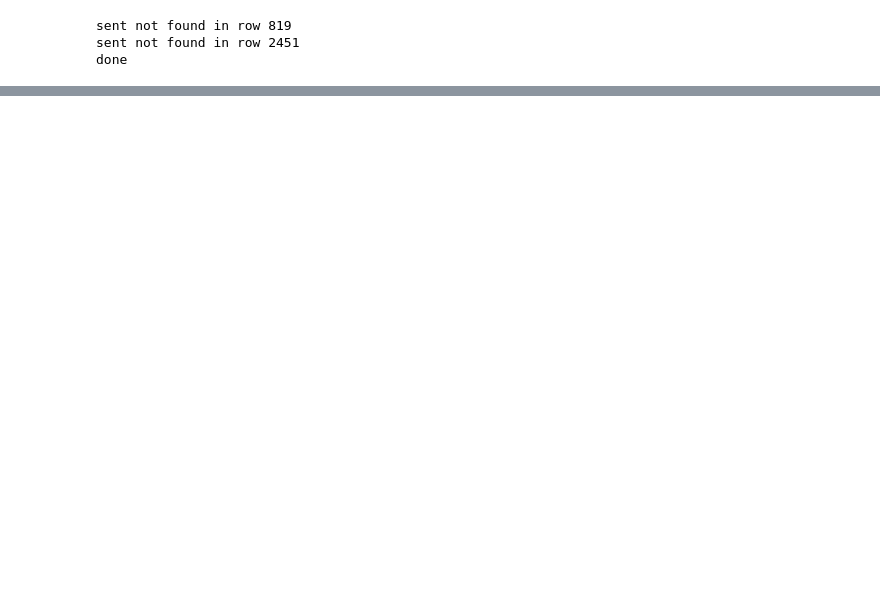
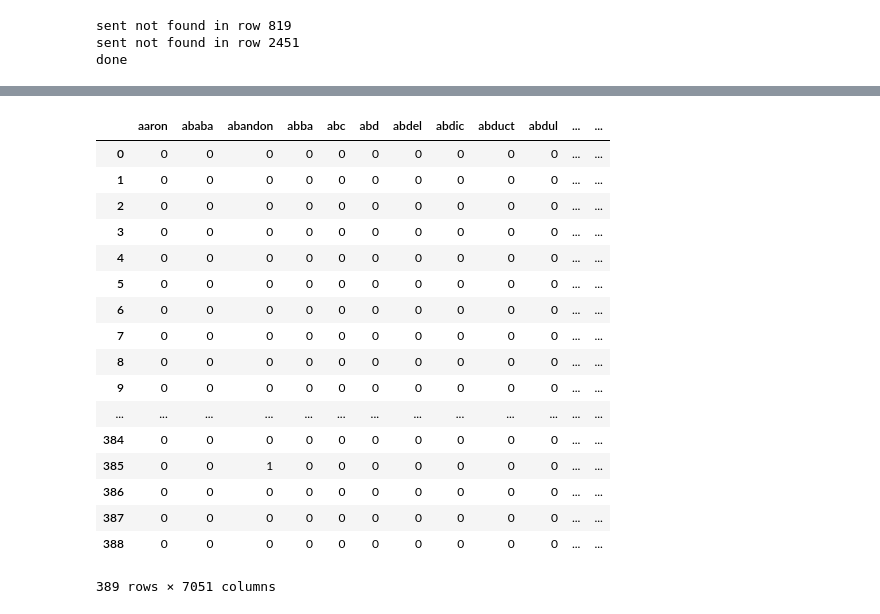
Before and after one commit to lithium-powered/STAT154-GROUP08, a Jupyter notebook: explore2.ipynb, the cells around one changed output, grey strips where cells are left out. Drawn from its saved outputs; the diff is of its cells as text; code cells hidden in the pictures; blank space fills up the shorter version.

```diff
--- a/explore2.ipynb
+++ b/explore2.ipynb
@@ -11,7 +12,7 @@ hrc_train = pd.read_csv("HRC_train.tsv", sep="\t", header=None, names=["id", "te
 
 
 bad_strings2 = ["unclassified u.s. department of state", "case no. ............",
-                "doc no. c........", "date: ..........","state dept. . produced to house select benghazi comm.",
+                "doc no. c........", "date: ..........","state dept. . produced to house select", "comm.",
                 "subject to agreement on sensitive information & redactions.","no foia waiver state...........",
                 "no foia waiver.",  "unclassified us department of state"]
 
@@ -171,0 +244,41 @@ fm_reduced
+# %%
+#now we read in test data and make feature matrix of that using same columns as in training data.
+hrc_test = pd.read_csv("HRC_test.tsv", sep="\t", header=None, names=["text"])
+hrc_test_cleaned = clean(hrc_test, bad_strings2)
+
+hrc_test_fm = feature_matrix(hrc_test_cleaned)
+training_colnames = list(fm_reduced.columns.values)
+for test_col in hrc_test_fm.columns.values:
+    if test_col not in training_colnames:
+        #drop this column
+        hrc_test_fm.drop(test_col, axis=1, inplace=True)
+
+# so now we have a test data feature matrix in which every column is inside the list of training words. Then we just need to add
+# a bunch of columns full of zeros.
+nrow_hrc_test_fm = hrc_test_fm.shape[0]
+for training_col in training_colnames:
+    if training_col not in hrc_test_fm.columns.values:
+        hrc_test_fm[training_col] = [0]*nrow_hrc_test_fm
+
+
+hrc_test_fm = hrc_test_fm[training_colnames]
+hrc_test_fm
+# %% [output]
+|  | aaron | ababa | abandon | abba | abc | abd | abdel | abdic | abduct | abdul | ... | ... |
+| 0 | 0 | 0 | 0 | 0 | 0 | 0 | 0 | 0 | 0 | 0 | ... | ... |
+| 1 | 0 | 0 | 0 | 0 | 0 | 0 | 0 | 0 | 0 | 0 | ... | ... |
+| 2 | 0 | 0 | 0 | 0 | 0 | 0 | 0 | 0 | 0 | 0 | ... | ... |
+| 3 | 0 | 0 | 0 | 0 | 0 | 0 | 0 | 0 | 0 | 0 | ... | ... |
+| 4 | 0 | 0 | 0 | 0 | 0 | 0 | 0 | 0 | 0 | 0 | ... | ... |
+| 5 | 0 | 0 | 0 | 0 | 0 | 0 | 0 | 0 | 0 | 0 | ... | ... |
+| 6 | 0 | 0 | 0 | 0 | 0 | 0 | 0 | 0 | 0 | 0 | ... | ... |
+| 7 | 0 | 0 | 0 | 0 | 0 | 0 | 0 | 0 | 0 | 0 | ... | ... |
+| 8 | 0 | 0 | 0 | 0 | 0 | 0 | 0 | 0 | 0 | 0 | ... | ... |
+| 9 | 0 | 0 | 0 | 0 | 0 | 0 | 0 | 0 | 0 | 0 | ... | ... |
+| ... | ... | ... | ... | ... | ... | ... | ... | ... | ... | ... | ... | ... |
+| 384 | 0 | 0 | 0 | 0 | 0 | 0 | 0 | 0 | 0 | 0 | ... | ... |
+| 385 | 0 | 0 | 1 | 0 | 0 | 0 | 0 | 0 | 0 | 0 | ... | ... |
+| 386 | 0 | 0 | 0 | 0 | 0 | 0 | 0 | 0 | 0 | 0 | ... | ... |
+| 387 | 0 | 0 | 0 | 0 | 0 | 0 | 0 | 0 | 0 | 0 | ... | ... |
+| 388 | 0 | 0 | 0 | 0 | 0 | 0 | 0 | 0 | 0 | 0 | ... | ... |
+389 rows × 7051 columns
```
Also changed, not shown: parts of 21 cells of this notebook.
